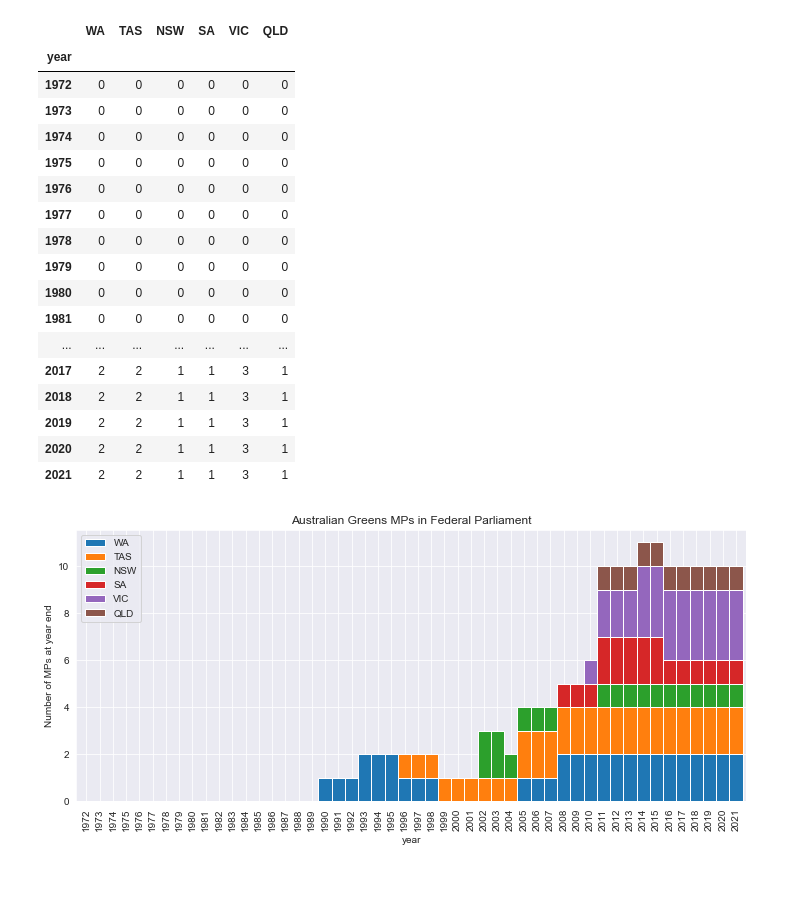
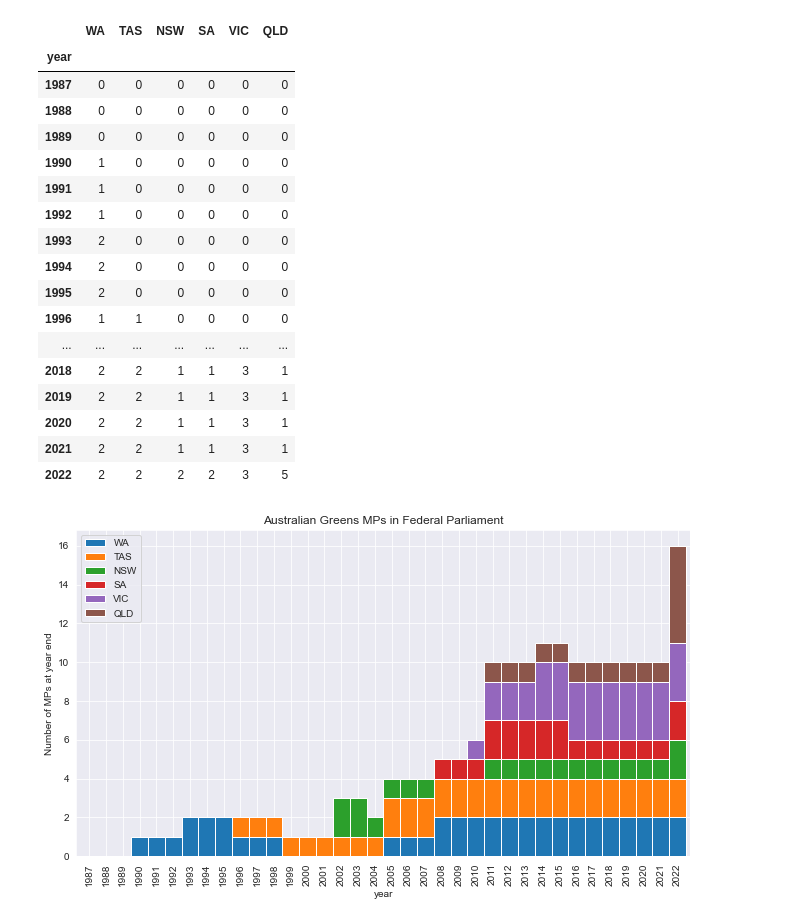
Before and after one commit to DamienIrving/election-analysis, a Jupyter notebook: analysis/senators.ipynb, the cells around one changed output. Saved outputs shown, nothing was run; the diff lists cells and outputs as text; code cells hidden in the pictures; blank space fills up the shorter version.

Commit message:
Plots for Fed22

```diff
--- a/analysis/senators.ipynb
+++ b/analysis/senators.ipynb
@@ -13,51 +13,53 @@ mps['WA'] = {
     "Dee Margetts": np.arange(1993, 1999),
     "Rachel Siewert": np.arange(2005, 2021),
     "Scott Ludlam": np.arange(2008, 2017),
-    "Jordan Steele-John": np.arange(2017, 2022),
-    "Dorinda Cox": np.arange(2021, 2022),
+    "Jordan Steele-John": np.arange(2017, 2023),
+    "Dorinda Cox": np.arange(2021, 2023),
 }
 
 mps['TAS'] = {
     "Bob Brown": np.arange(1996, 2012),
     "Christine Milne": np.arange(2005, 2015),
-    "Nick McKim": np.arange(2015, 2022),
-    "Peter Whish-Wilson": np.arange(2012, 2022),
+    "Nick McKim": np.arange(2015, 2023),
+    "Peter Whish-Wilson": np.arange(2012, 2023),
 }
 
 mps['NSW'] = {
     "Michael Organ": np.arange(2002, 2004),
     "Kerry Nettle": np.arange(2002, 2008),
     "Lee Rhiannon": np.arange(2011, 2018),
-    "Mehreen Faruqi": np.arange(2018, 2022),
+    "Mehreen Faruqi": np.arange(2018, 2023),
+    "David Shoebridge": np.arange(2022, 2023),
 }
 
 mps['SA'] = {
-    "Sarah Hanson-Young": np.arange(2008, 2022),
+    "Sarah Hanson-Young": np.arange(2008, 2023),
     "Penny Wright": np.arange(2011, 2015),
     "Robert Simms": np.arange(2015, 2016),
+    "Barbara Pocock": np.arange(2022, 2023),
 }
 
 mps['VIC'] = {
-    "Adam Bandt": np.arange(2010, 2022),
+    "Adam Bandt": np.arange(2010, 2023),
     "Richard Di Natale": np.arange(2011, 2020),
-    "Janet Rice": np.arange(2014, 2022),
-    "Lidia Thorpe": np.arange(2020, 2022),
+    "Janet Rice": np.arange(2014, 2023),
+    "Lidia Thorpe": np.arange(2020, 2023),
 }
 
 mps['QLD'] = {
     "Larissa Waters (term 1)": np.arange(2011, 2017),
-    "Larissa Waters (term 2)": np.arange(2018, 2022),
+    "Larissa Waters (term 2)": np.arange(2018, 2023),
     "Andrew Bartlett": np.arange(2017, 2018),
+    "Penny Allman-Payne": np.arange(2022, 2023),
+    "Max Chandler-Mather": np.arange(2022, 2023),
+    "Elizabeth Watson-Brown": np.arange(2022, 2023),
+    "Stephen Bates": np.arange(2022, 2023)
 }
-
-#"Penny Allman-Payne": np.arange(2022, 2023),
-#"Barbara Pocock": np.arange(2022, 2023),
-#"David Shoebridge": np.arange(2022, 2023),
 # %%
-mp_count_dict = {'year': np.arange(1972, 2022)}
+mp_count_dict = {'year': np.arange(1987, 2023)}
 for state, mp_dict in mps.items():
     years = np.concatenate(list(mp_dict.values()))
-    counts, lower_bin_bounds = np.histogram(years, bins=np.arange(1971.5, 2022.5))
+    counts, lower_bin_bounds = np.histogram(years, bins=np.arange(1986.5, 2023.5))
     mp_count_dict[state] = counts
 # %%
 df = pd.DataFrame(mp_count_dict)
@@ -68,26 +70,26 @@ df
 # %% [output]
 |  | WA | TAS | NSW | SA | VIC | QLD |
 | year |  |  |  |  |  |  |
-| 1972 | 0 | 0 | 0 | 0 | 0 | 0 |
-| 1973 | 0 | 0 | 0 | 0 | 0 | 0 |
-| 1974 | 0 | 0 | 0 | 0 | 0 | 0 |
-| 1975 | 0 | 0 | 0 | 0 | 0 | 0 |
-| 1976 | 0 | 0 | 0 | 0 | 0 | 0 |
-| 1977 | 0 | 0 | 0 | 0 | 0 | 0 |
-| 1978 | 0 | 0 | 0 | 0 | 0 | 0 |
-| 1979 | 0 | 0 | 0 | 0 | 0 | 0 |
-| 1980 | 0 | 0 | 0 | 0 | 0 | 0 |
-| 1981 | 0 | 0 | 0 | 0 | 0 | 0 |
+| 1987 | 0 | 0 | 0 | 0 | 0 | 0 |
+| 1988 | 0 | 0 | 0 | 0 | 0 | 0 |
+| 1989 | 0 | 0 | 0 | 0 | 0 | 0 |
+| 1990 | 1 | 0 | 0 | 0 | 0 | 0 |
+| 1991 | 1 | 0 | 0 | 0 | 0 | 0 |
+| 1992 | 1 | 0 | 0 | 0 | 0 | 0 |
+| 1993 | 2 | 0 | 0 | 0 | 0 | 0 |
+| 1994 | 2 | 0 | 0 | 0 | 0 | 0 |
+| 1995 | 2 | 0 | 0 | 0 | 0 | 0 |
+| 1996 | 1 | 1 | 0 | 0 | 0 | 0 |
 | ... | ... | ... | ... | ... | ... | ... |
-| 2017 | 2 | 2 | 1 | 1 | 3 | 1 |
 | 2018 | 2 | 2 | 1 | 1 | 3 | 1 |
 | 2019 | 2 | 2 | 1 | 1 | 3 | 1 |
 | 2020 | 2 | 2 | 1 | 1 | 3 | 1 |
 | 2021 | 2 | 2 | 1 | 1 | 3 | 1 |
+| 2022 | 2 | 2 | 2 | 2 | 3 | 5 |
 # %%
-df.plot(kind='bar', stacked=True, figsize=(12,5), width=1)
+df.plot(kind='bar', stacked=True, figsize=(11,6), width=1)
 plt.title("Australian Greens MPs in Federal Parliament")
 plt.ylabel("Number of MPs at year end")
-plt.savefig('federal_mps.png', dpi=300, bbox_inches='tight')
+plt.savefig('federal_mps.png', dpi=300, facecolor='white', bbox_inches='tight')
 # %% [output]
-[figure, old version]
+[figure, new version]
```
Also changed, not shown: 2 other files.
